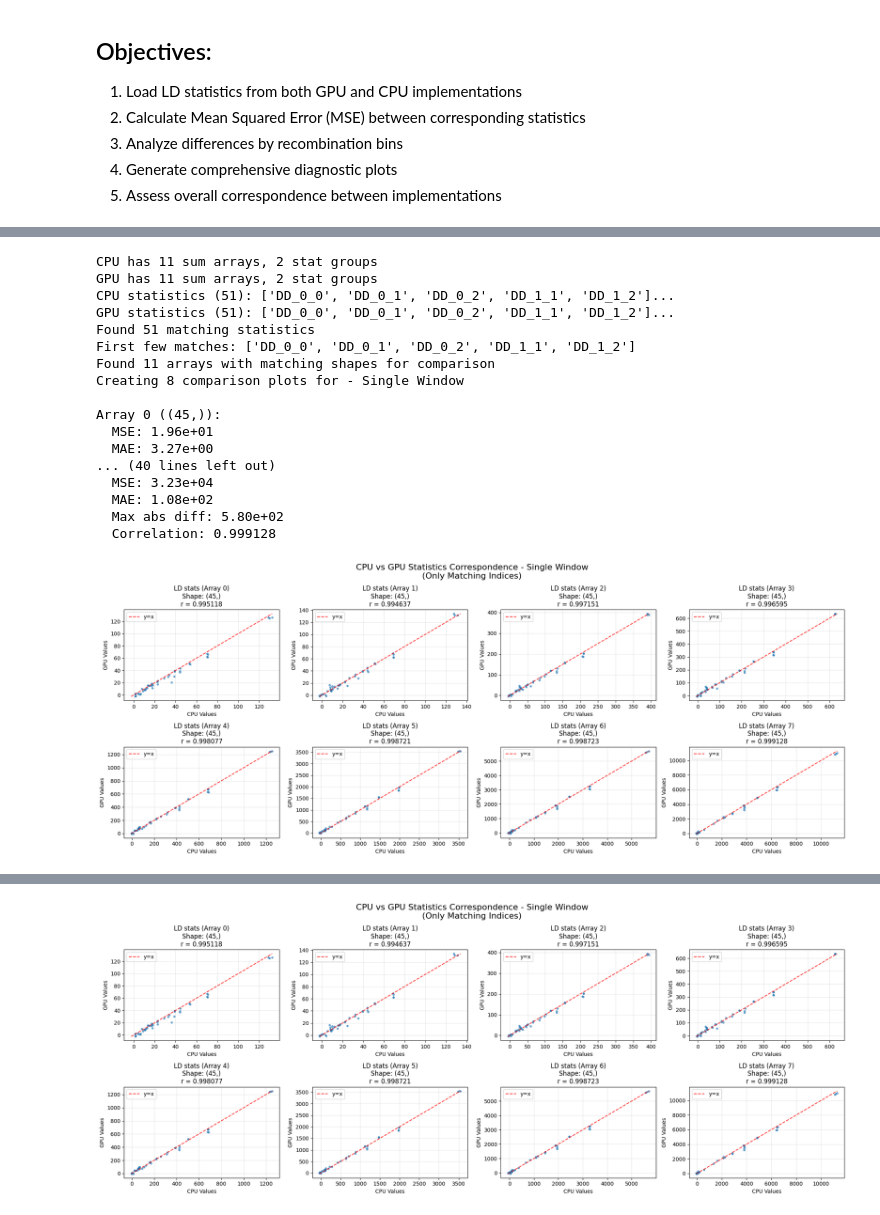
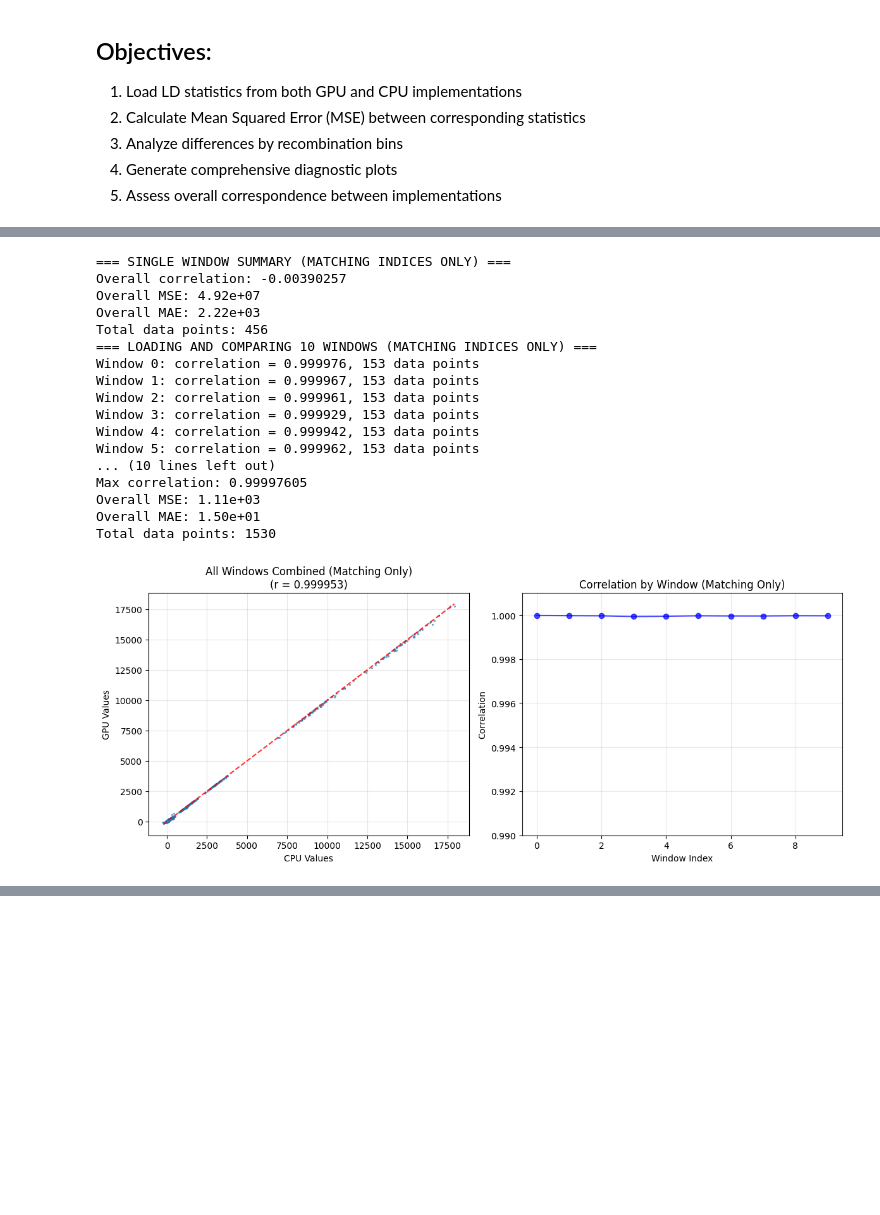
Before and after one commit to ak1376/Infer_Demography, a Jupyter notebook: notebooks/ld_stats_comparison.ipynb, the cells around one changed output, grey strips where cells are left out. Drawn from its saved outputs; the diff is of its cells as text; code cells hidden in the pictures; blank space fills up the shorter version.

```diff
--- a/notebooks/ld_stats_comparison.ipynb
+++ b/notebooks/ld_stats_comparison.ipynb
@@ -110,40 +29,3 @@ gpu_stats
    'pi2_2_2_2_2'],
   ['H_0_0', 'H_0_1', 'H_0_2', 'H_1_1', 'H_1_2', 'H_2_2']),
  'pops': ['YRI', 'CEU', 'CHB']}
-# %%
-# Examine the data structure in more detail
-print("=== CPU STATS STRUCTURE ===")
-print(f"Type: {type(cpu_stats)}")
-print(f"Keys: {list(cpu_stats.keys())}")
-
-print(f"\nBins: {cpu_stats['bins']}")
-print(f"Stats: {cpu_stats['stats']}")
-print(f"Pops: {cpu_stats['pops']}")
-
-print(f"\nSums structure:")
-print(f"Type: {type(cpu_stats['sums'])}")
-print(f"Length: {len(cpu_stats['sums'])}")
-
-# Check the shape of each sum array
-for i, sum_array in enumerate(cpu_stats['sums']):
-    print(f"  sums[{i}]: shape={sum_array.shape}, dtype={sum_array.dtype}")
-    if i < 3:  # Show first few values
-        print(f"    First 5 values: {sum_array[:5]}")
-
-print(f"\n=== GPU STATS STRUCTURE ===")
-print(f"Type: {type(gpu_stats)}")
-print(f"Keys: {list(gpu_stats.keys())}")
-
-print(f"\nBins: {gpu_stats['bins']}")
-print(f"Stats: {gpu_stats['stats']}")
-print(f"Pops: {gpu_stats['pops']}")
-
-print(f"\nSums structure:")
-print(f"Type: {type(gpu_stats['sums'])}")
-print(f"Length: {len(gpu_stats['sums'])}")
-
-# Check the shape of each sum array
-for i, sum_array in enumerate(gpu_stats['sums']):
-    print(f"  sums[{i}]: shape={sum_array.shape}, dtype={sum_array.dtype}")
-    if i < 3:  # Show first few values
-        print(f"    First 5 values: {sum_array[:5]}")
@@ -317,8 +181,8 @@ def load_and_compare_multiple_windows(n_windows=5):
     for i in range(min(n_windows, 100)):  # Limit to available windows
         try:
             # Load CPU data
-            cpu_file = f"{base_dir}/experiments/OOA_three_pop/inferences/sim_0/MomentsLD/traditional/LD_stats/LD_stats_window_{i}.pkl"
-            gpu_file = f"{base_dir}/experiments/OOA_three_pop/inferences/sim_0/MomentsLD/LD_stats/LD_stats_window_{i}.pkl"
+            cpu_file = f"{base_dir}/experiments/split_isolation/inferences/sim_0/MomentsLD/traditional/LD_stats/LD_stats_window_{i}.pkl"
+            gpu_file = f"{base_dir}/experiments/split_isolation/inferences/sim_0/MomentsLD/LD_stats/LD_stats_window_{i}.pkl"
 
             if os.path.exists(cpu_file) and os.path.exists(gpu_file):
                 with open(cpu_file, 'rb') as f:
@@ -432,7 +296,7 @@ if all_cpu_vals:
     print(f"Total data points: {len(all_cpu_vals)}")
 
 # Now load and compare multiple windows with matching indices only
-corr, mse, window_corrs = load_and_compare_multiple_windows(51)
+corr, mse, window_corrs = load_and_compare_multiple_windows(10)
 # %% [output]
 CPU has 11 sum arrays, 2 stat groups
 GPU has 11 sum arrays, 2 stat groups
@@ -455,18 +319,18 @@ Array 0 ((45,)):
-CPU has 11 sum arrays, 2 stat groups
-GPU has 11 sum arrays, 2 stat groups
-CPU statistics (51): ['DD_0_0', 'DD_0_1', 'DD_0_2', 'DD_1_1', 'DD_1_2']...
-GPU statistics (51): ['DD_0_0', 'DD_0_1', 'DD_0_2', 'DD_1_1', 'DD_1_2']...
-Found 51 matching statistics
-First few matches: ['DD_0_0', 'DD_0_1', 'DD_0_2', 'DD_1_1', 'DD_1_2']
-Found 11 arrays with matching shapes for comparison
-Creating 8 comparison plots for - Single Window
-
-Array 0 ((45,)):
-  MSE: 1.96e+01
-  MAE: 3.27e+00
-... (40 lines left out)
-  MSE: 3.23e+04
-  MAE: 1.08e+02
-  Max abs diff: 5.80e+02
-  Correlation: 0.999128
+=== SINGLE WINDOW SUMMARY (MATCHING INDICES ONLY) ===
+Overall correlation: -0.00390257
+Overall MSE: 4.92e+07
+Overall MAE: 2.22e+03
+Total data points: 456
+=== LOADING AND COMPARING 10 WINDOWS (MATCHING INDICES ONLY) ===
+Window 0: correlation = 0.999976, 153 data points
+Window 1: correlation = 0.999967, 153 data points
+Window 2: correlation = 0.999961, 153 data points
+Window 3: correlation = 0.999929, 153 data points
+Window 4: correlation = 0.999942, 153 data points
+Window 5: correlation = 0.999962, 153 data points
+... (10 lines left out)
+Max correlation: 0.99997605
+Overall MSE: 1.11e+03
+Overall MAE: 1.50e+01
+Total data points: 1530
-[figure, old version]
+[figure, new version]
@@ -490 +336,0 @@ Window 10: correlation = 0.999980, 456 data points
-[figure, removed]
```
Also changed, not shown: parts of 6 cells of this notebook, 1 other file.
